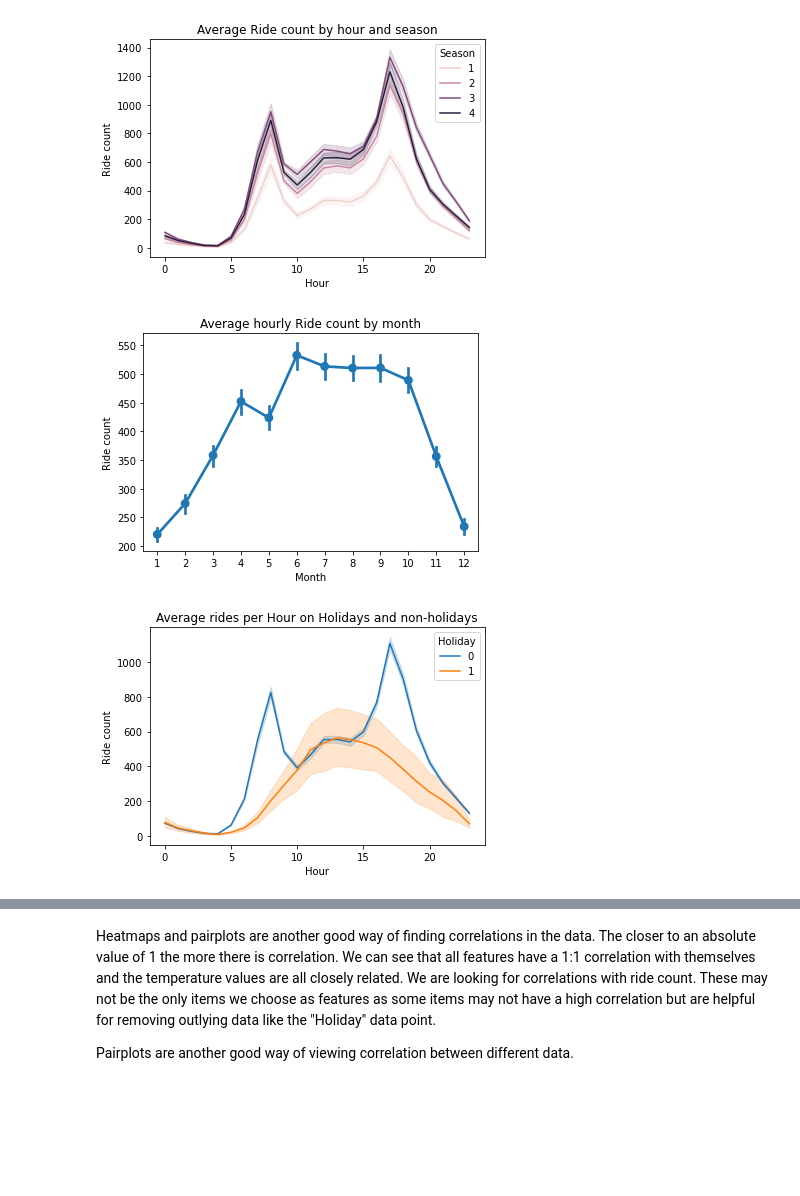
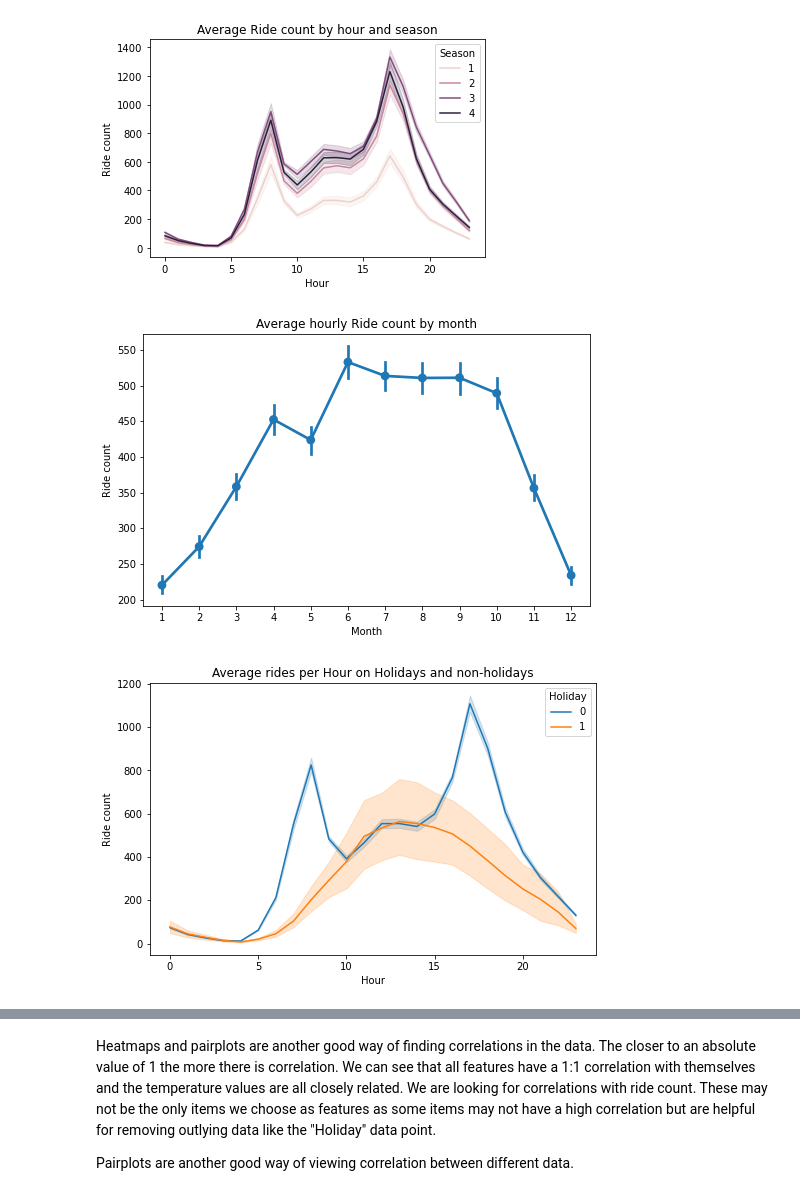
Before and after one commit to tylersoren/bike-share-prediction-app, a Jupyter notebook: models/ml-model.ipynb, the cells around one changed output, grey strips where cells are left out. Saved outputs shown, nothing was run; the diff lists cells and outputs as text; code cells hidden in the pictures; blank space fills up the shorter version.

```diff
--- a/models/ml-model.ipynb
+++ b/models/ml-model.ipynb
@@ -374,15 +378,17 @@ plt.show()
 # %% [output]
 [figure]
 # %%
+fig, ax = plt.subplots(figsize = ( 8 , 5 ))
 sns.pointplot(data=data_df, x='Month',y='Ride count')
 plt.title('Average hourly Ride count by month')
 plt.show()
 # %% [output]
-[figure, old version]
+[figure, new version]
 # %%
+fig, ax = plt.subplots(figsize = ( 8 , 5 ))
 sns.lineplot(data=data_df, x='Hour',y='Ride count',hue='Holiday',color="Or")
 plt.title('Average rides per Hour on Holidays and non-holidays')
 plt.show()
 # %% [output]
-[figure, old version]
+[figure, new version]
 # %%
```
Also changed, not shown: parts of 8 cells of this notebook, 4 other files.
